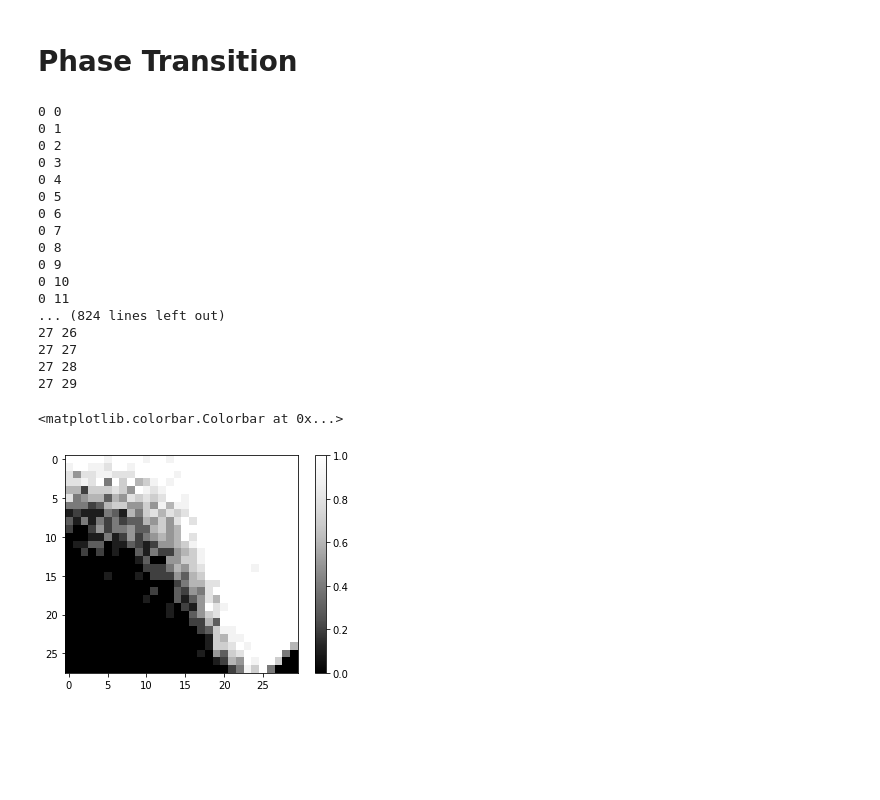
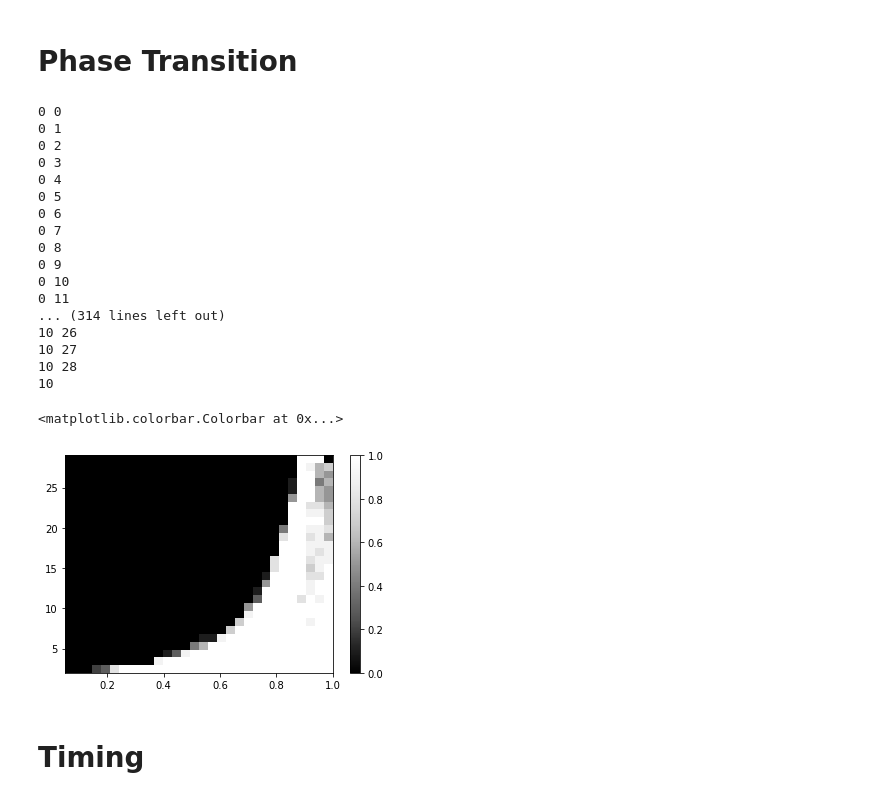
Before and after one commit to eonaran/sr_multisignals, a Jupyter notebook: Many Sample Dual Certificates.ipynb, the cells around one changed output. Saved outputs shown, nothing was run; the diff lists cells and outputs as text; code cells hidden in the pictures; blank space fills up the shorter version.

```diff
--- a/Many Sample Dual Certificates.ipynb
+++ b/Many Sample Dual Certificates.ipynb
@@ -49,21 +56,26 @@ dual_certificates.validate(support, sign_pattern, interpolator_2)
 import phase_transition
 from matplotlib import pyplot as plt
 # %%
+%%time
+
 reload(phase_transition)
+reload(test_data)
 reload(dual_certificates)
 
 fc = 30
+m = 1
+
+sizes = range(2, 30)
+min_separations = np.linspace(0.05, 1.0, 30) / float(fc)
 
 probs = phase_transition.grid_probabilities(
-    test_data.uniform_supports,
-    test_data.uniform_sign_pattern_multidim,
+    test_data.jittered_supports,
+    lambda size: test_data.uniform_sign_pattern_multidim(size, m),
     trig_poly.TrigPoly.dirichlet(fc),
     dual_certificates.interpolate_multidim_wDer,
-    range(2, 30),
-    np.linspace(0.0, 1.0, 30) / float(fc),
+    sizes,
+    min_separations,
     num_experiments=10,
-    multiDim = True,
-    m=4,
     verbose=True)
 # %% [output]
 0 0
@@ -78,14 +90,22 @@ probs = phase_transition.grid_probabilities(
 0 9
 0 10
 0 11
-... (824 lines left out)
-27 26
-27 27
-27 28
-27 29
+... (314 lines left out)
+10 26
+10 27
+10 28
+10
 # %%
-plt.imshow(probs, cmap='Greys_r', vmin=0.0, vmax=1.0)
+plt.imshow(
+    np.flip(probs, axis=0),
+    cmap='Greys_r',
+    vmin=0.0,
+    vmax=1.0,
+    extent=[min_separations.min() * fc, min_separations.max() * fc, sizes[0], sizes[-1]],
+    aspect='auto')
 plt.colorbar()
 # %% [output]
 <matplotlib.colorbar.Colorbar at 0x...>
-[figure, old version]
+[figure, new version]
+# %% [markdown]
+# Timing
```
Also changed, not shown: parts of 8 cells of this notebook, 4 other files.
